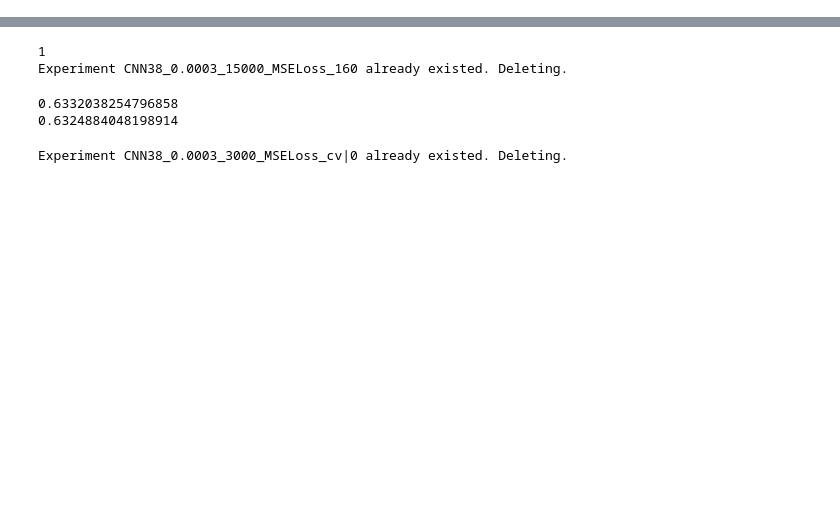
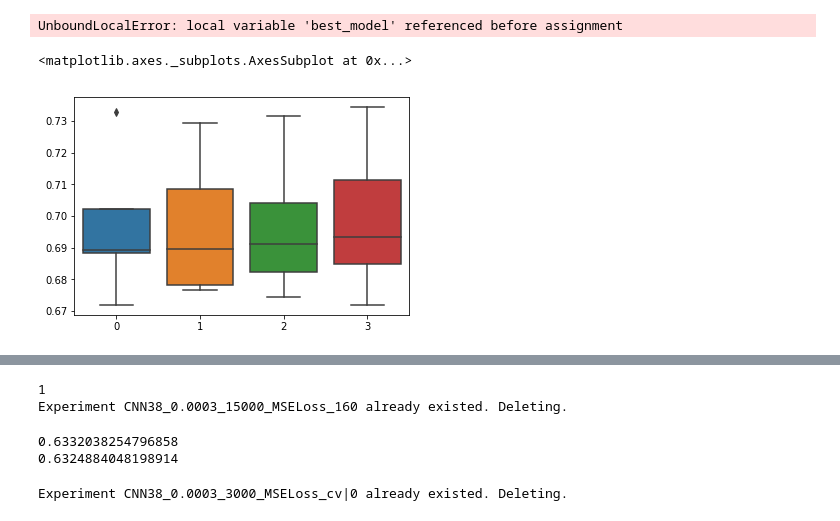
Before and after one commit to moritzschaefer/pavooc, a Jupyter notebook: Main TODO training process needs to go into pipeline!!.ipynb, the cells around one changed output, grey strips where cells are left out. Saved outputs shown, nothing was run; the diff lists cells and outputs as text; code cells hidden in the pictures; blank space fills up the shorter version.

Commit message:
reinitialize model on fail, run of all models in ipynb

```diff
--- a/Main TODO training process needs to go into pipeline!!.ipynb
+++ b/Main TODO training process needs to go into pipeline!!.ipynb
@@ -162,0 +158,17 @@ KeyboardInterrupt:
+# %%
+L = normalized_features.shape[0]
+indices = np.random.permutation(L)
+num_folds = 5
+folds = [np.array([j in indices[(L//5)*i:(L//5)*(i+1)] for j in range(L)]) for i in range(num_folds)]
+# %%
+cv_spearmans1 = cv_train_test(genes, normalized_features[:, order1_features], y, CNN38ThreeOutput, 0.0003, 15000, folds=folds)
+cv_spearmans2 = cv_train_test(genes, normalized_features[:, order1_features], y, CNN38ThreeOutput, 0.0003, 15000, folds=folds)
+cv_spearmans3 = cv_train_test(genes, normalized_features[:, order1_features], y, CNN38ThreeOutput, 0.0003, 15000, folds=folds)
+cv_spearmans4 = cv_train_test(genes, normalized_features[:, order1_features], y, CNN38ThreeOutput, 0.0003, 15000, folds=folds)
+# %% [output]
+UnboundLocalError: local variable 'best_model' referenced before assignment
+# %%
+sns.boxplot(data=[cv_spearmans1, cv_spearmans2, cv_spearmans3, cv_spearmans4])
+# %% [output]
+<matplotlib.axes._subplots.AxesSubplot at 0x...>
+[figure, added]
```
Also changed, not shown: parts of 68 cells of this notebook, 3 other files.
